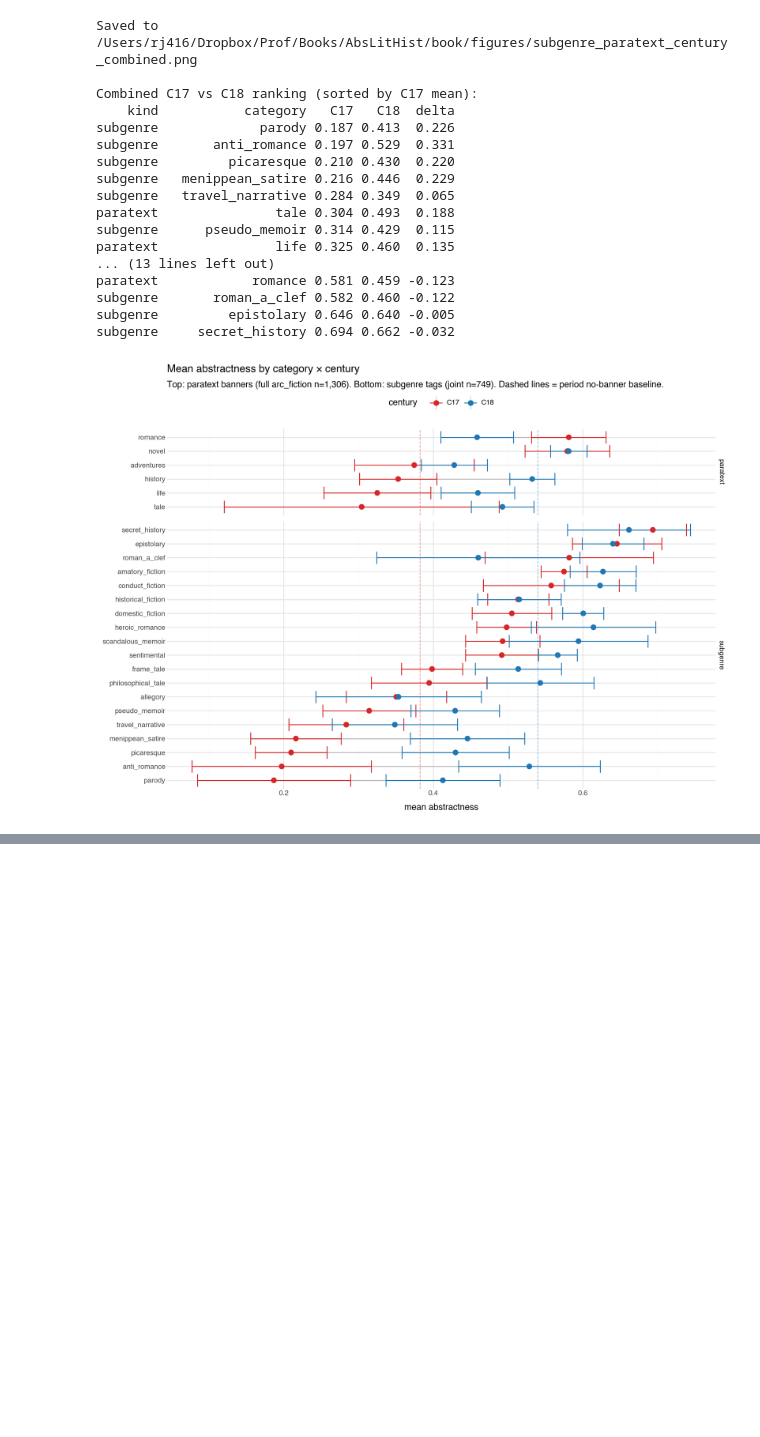
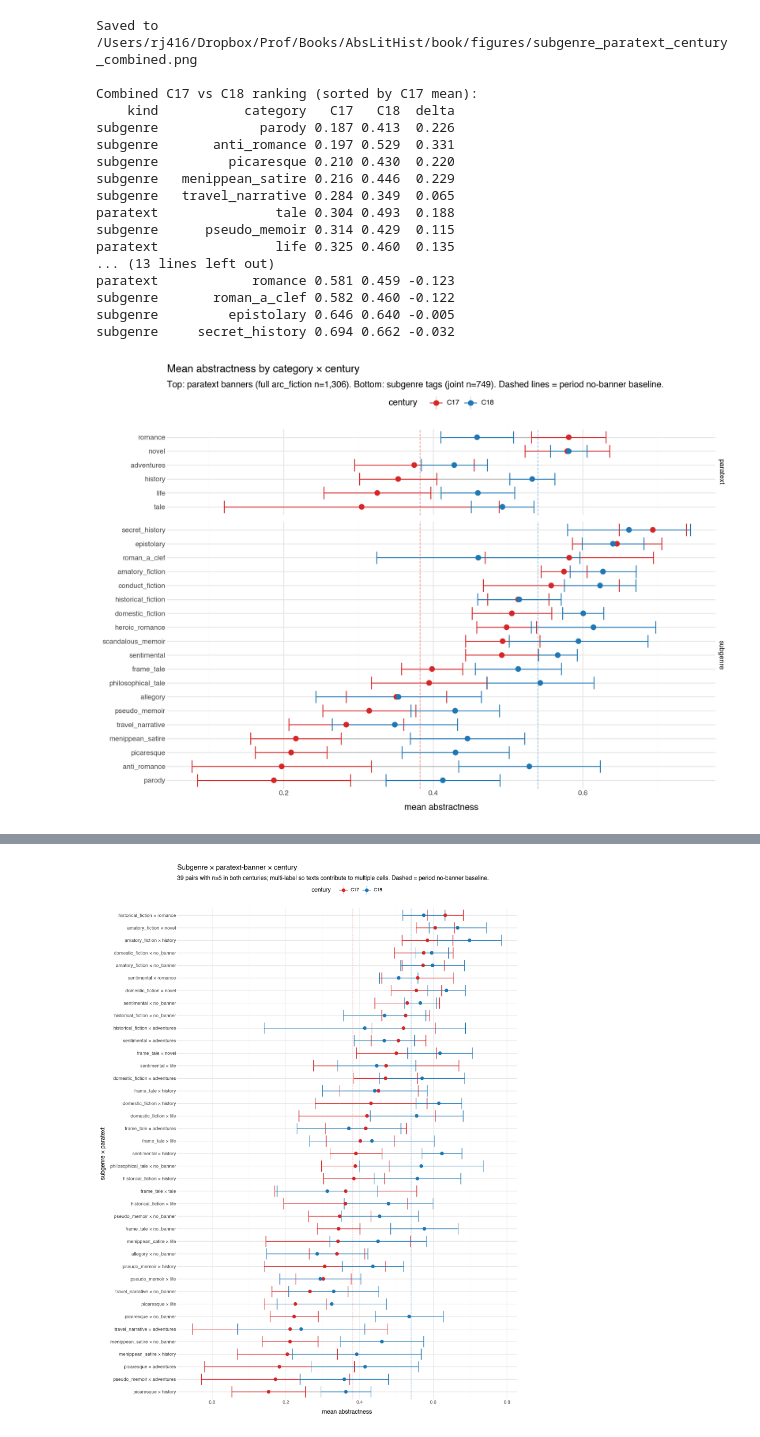
Before and after one commit to quadrismegistus/abstraction, a Jupyter notebook: notebooks/17-subgenre.ipynb, the cells around one changed output, grey strips where cells are left out. Saved outputs shown, nothing was run; the diff lists cells and outputs as text; code cells hidden in the pictures; blank space fills up the shorter version.

```diff
--- a/notebooks/17-subgenre.ipynb
+++ b/notebooks/17-subgenre.ipynb
@@ -1615,0 +1622,89 @@ subgenre     secret_history 0.694 0.662 -0.032
+# %%
+# Pairwise subgenre × paratext × century cells.
+# Use joint sample (n=749). Multi-label: each text contributes to all
+# (subgenre, banner) combos it matches, plus (subgenre, no-banner).
+MIN_PER_CENT = 5
+TOP_N_SG = 12
+top_sg_pair = [t for t, _ in sg_counter.most_common(TOP_N_SG)]
+PARA_NAMES = [c.replace('pt_', '') for c in PARA_COLS] + ['no_banner']
+
+joint['no_banner'] = (joint[list(PARA_COLS)].sum(axis=1) == 0).astype(int)
+joint['__pt_no_banner'] = joint['no_banner']
+for col in PARA_COLS:
+    joint[f'__pt_{col.replace("pt_", "")}'] = joint[col]
+
+rows = []
+for sg in top_sg_pair:
+    has_sg = joint['subgenres'].apply(lambda L: sg in L)
+    for pname in PARA_NAMES:
+        has_pt = joint[f'__pt_{pname}'].astype(bool)
+        for cent_label, cent_year in [('C17', 1600), ('C18', 1700)]:
+            mask = has_sg & has_pt & (joint['century'] == cent_year)
+            n = int(mask.sum())
+            if n >= MIN_PER_CENT:
+                rows.append({
+                    'subgenre': sg, 'paratext': pname,
+                    'pair': f'{sg} × {pname}',
+                    'century': cent_label, 'n': n,
+                    'mean_abs': joint.loc[mask, 'abs_score'].mean(),
+                    'se': joint.loc[mask, 'abs_score'].sem(),
+                })
+pair_df = pd.DataFrame(rows)
+pair_df['lo'] = pair_df['mean_abs'] - 1.96 * pair_df['se']
+pair_df['hi'] = pair_df['mean_abs'] + 1.96 * pair_df['se']
+
+# Keep only pairs surviving in BOTH centuries
+pair_centuries = pair_df.groupby('pair')['century'].nunique()
+stable_pairs = pair_centuries[pair_centuries == 2].index.tolist()
+pair_df = pair_df[pair_df['pair'].isin(stable_pairs)].copy()
+print(f'Pairs with n>={MIN_PER_CENT} in BOTH centuries: {len(stable_pairs)}')
+
+# Order pairs by C17 mean_abs (concrete -> abstract)
+pair_order = (pair_df[pair_df['century']=='C17']
+              .sort_values('mean_abs')['pair'].tolist())
+pair_df['pair'] = pd.Categorical(pair_df['pair'], categories=pair_order, ordered=True)
+pair_df['century'] = pd.Categorical(pair_df['century'], categories=['C17','C18'], ordered=True)
+
+# Connector segments
+wide = pair_df.pivot_table(index='pair', columns='century',
+                            values='mean_abs').reset_index()
+wide['pair'] = pd.Categorical(wide['pair'], categories=pair_order, ordered=True)
+wide['delta'] = wide['C18'] - wide['C17']
+
+ref_lines = pd.DataFrame([
+    {'century': 'C17', 'xref': mean_no_banner_full['C17']},
+    {'century': 'C18', 'xref': mean_no_banner_full['C18']},
+])
+ref_lines['century'] = pd.Categorical(ref_lines['century'], categories=['C17','C18'], ordered=True)
+
+p_pair = (p9.ggplot(pair_df, p9.aes(x='mean_abs', y='pair', color='century'))
+          + p9.geom_vline(p9.aes(xintercept='xref', color='century'),
+                          data=ref_lines, linetype='dashed', alpha=0.5, inherit_aes=False)
+          + p9.geom_segment(p9.aes(x='C17', xend='C18', y='pair', yend='pair'),
+                            data=wide, color='#bbbbbb', size=0.7, inherit_aes=False)
+          + p9.geom_errorbarh(p9.aes(xmin='lo', xmax='hi'), height=0.0, size=0.6)
+          + p9.geom_point(size=2.8)
+          + p9.scale_color_manual(values={'C17': '#d62728', 'C18': '#1f77b4'})
+          + p9.labs(
+              title='Subgenre × paratext-banner × century',
+              subtitle=f'{len(stable_pairs)} pairs with n≥{MIN_PER_CENT} in both centuries; '
+                       f'multi-label so texts contribute to multiple cells. '
+                       f'Dashed = period no-banner baseline.',
+              x='mean abstractness', y='subgenre × paratext', color='century',
+          )
+          + p9.theme_minimal()
+          + p9.theme(figure_size=(11, max(6, 0.32 * len(stable_pairs) + 2)),
+                     legend_position='top'))
+
+out = os.path.join(DROPBOX_FIGS, 'subgenre_paratext_pair_century.png')
+p_pair.save(out, dpi=300, verbose=False)
+print(f'Saved to {out}')
+
+# Print ranking
+print('\nTop 15 pairs by C17 mean abs (most abstract):')
+print(wide.sort_values('C17', ascending=False).head(15).round(3).to_string(index=False))
+print('\nTop 15 pairs by C17 mean abs (most concrete):')
+print(wide.sort_values('C17').head(15).round(3).to_string(index=False))
+
+p_pair
+# %% [output]
@@ -1615,0 +1728 @@ subgenre     secret_history 0.694 0.662 -0.032
+[figure, added]
```
Also changed, not shown: parts of 2 cells of this notebook.
